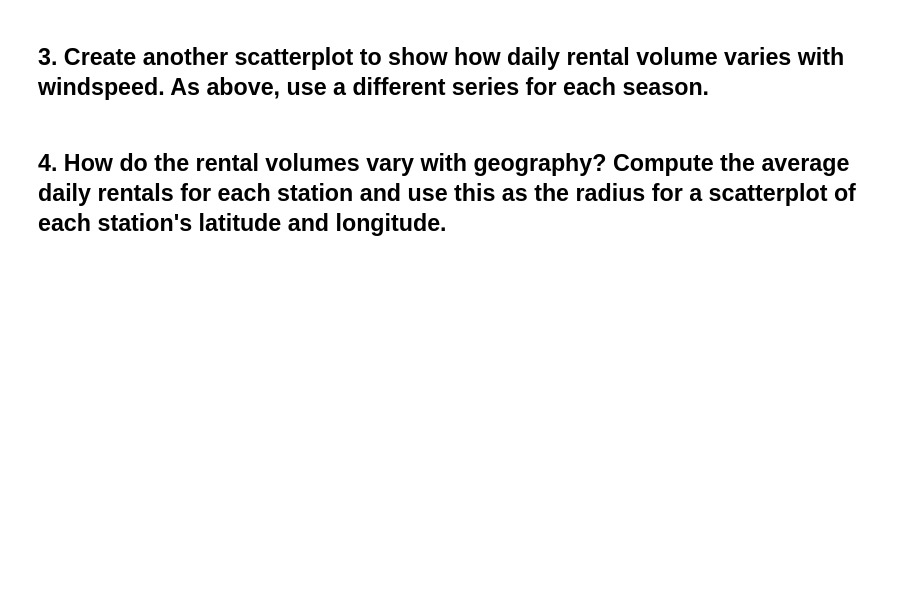
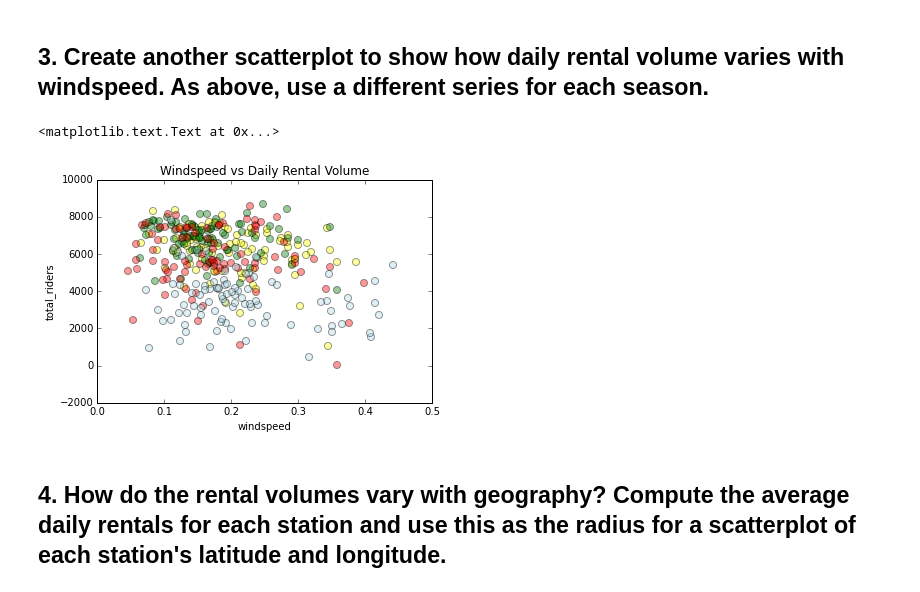
Before and after one commit to tlake/bikeshare, a Jupyter notebook: bikeshare_plots.ipynb, the cells around one changed output. Cells and saved outputs as stored; diff of their text form; code cells hidden in the pictures; blank space fills up the shorter version.

```diff
--- a/bikeshare_plots.ipynb
+++ b/bikeshare_plots.ipynb
@@ -120,4 +122,13 @@ win_ax = winter_daily_vol.plot(kind='scatter', x='temp', y='total_riders', c='li
 # %% [markdown]
 ## 3. Create another scatterplot to show how daily rental volume varies with windspeed.  As above, use a different series for each season.
+# %%
+spr_ax = spring_daily_vol.plot(kind='scatter', x='windspeed', y='total_riders', c='yellow', s=50, alpha=.4)
+sum_ax = summer_daily_vol.plot(kind='scatter', x='windspeed', y='total_riders', c='green', s=50, alpha=.4, ax=spr_ax)
+fal_ax = fall_daily_vol.plot(kind='scatter', x='windspeed', y='total_riders', c='red', s=50, alpha=.4, ax=sum_ax)
+win_ax = winter_daily_vol.plot(kind='scatter', x='windspeed', y='total_riders', c='lightblue', s=50, alpha=.4, ax=fal_ax)
+plt.title('Windspeed vs Daily Rental Volume')
+# %% [output]
+<matplotlib.text.Text at 0x...>
+[figure, added]
 # %% [markdown]
 ## 4. How do the rental volumes vary with geography? Compute the average daily rentals for each station and use this as the radius for a scatterplot of each station's latitude and longitude.
```
Also changed, not shown: parts of 1 cell of this notebook.
